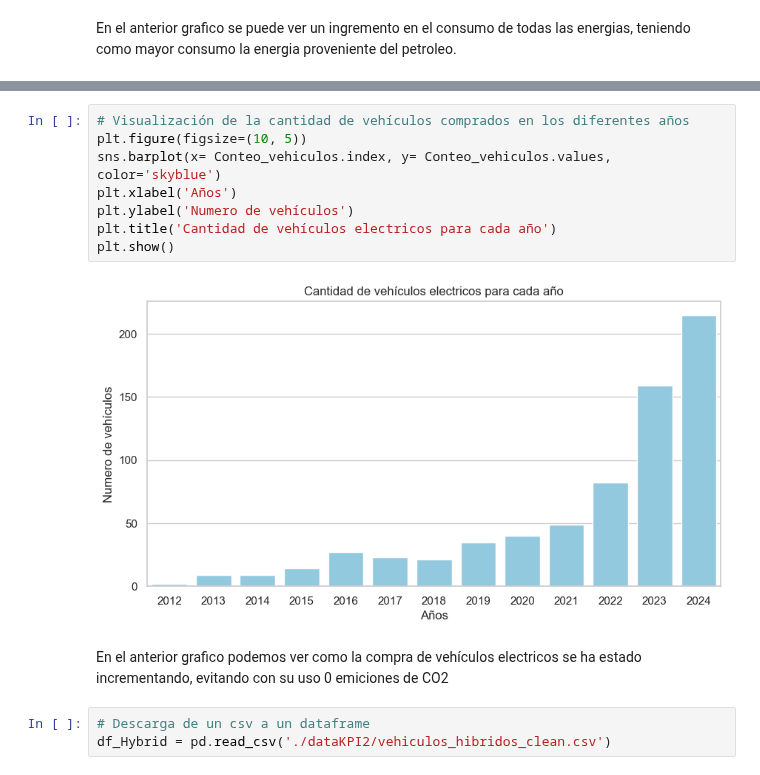
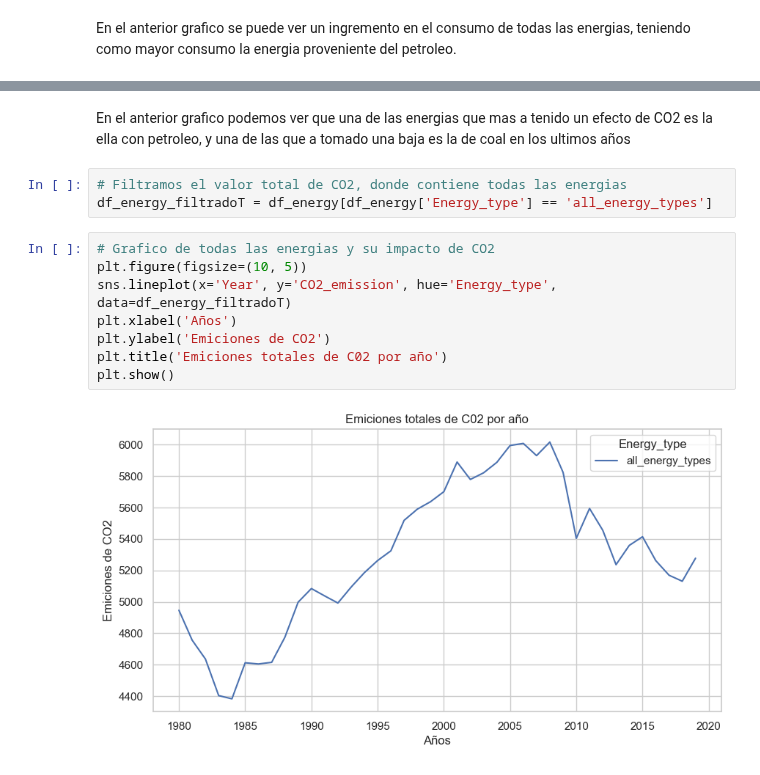
Before and after one commit to GLibardoAlarcon/Proyecto_Finalizado_Streamlit, a Jupyter notebook: libardo.ipynb, the cells around one changed output, grey strips where cells are left out. Saved outputs shown, nothing was run; the diff lists cells and outputs as text.

```diff
--- a/libardo.ipynb
+++ b/libardo.ipynb
@@ -299,15 +295,15 @@ Conteo_vehiculos = df_eLectric['Model year'].value_counts().sort_index()
+# %% [markdown]
+En el anterior grafico podemos ver que una de las energias que mas a tenido un efecto de CO2 es la ella con petroleo, y una de las que a tomado una baja es la de coal en los ultimos años
+# %%
+# Filtramos el valor total de CO2, donde contiene todas las energias
+df_energy_filtradoT = df_energy[df_energy['Energy_type'] == 'all_energy_types']
 # %%
-# Visualización de la cantidad de vehículos comprados en los diferentes años
+# Grafico de todas las energias y su impacto de CO2
 plt.figure(figsize=(10, 5))
-sns.barplot(x= Conteo_vehiculos.index, y= Conteo_vehiculos.values, color='skyblue')
+sns.lineplot(x='Year', y='CO2_emission', hue='Energy_type', data=df_energy_filtradoT)
 plt.xlabel('Años')
-plt.ylabel('Numero de vehículos')
-plt.title('Cantidad de vehículos electricos para cada año')
+plt.ylabel('Emiciones de CO2')
+plt.title('Emiciones totales de C02 por año')
 plt.show()
 # %% [output]
-[figure, old version]
+[figure, new version]
-# %% [markdown]
-En el anterior grafico podemos ver como la compra de vehículos electricos se ha estado incrementando, evitando con su uso 0 emiciones de CO2
-# %%
-# Descarga de un csv a un dataframe
-df_Hybrid = pd.read_csv('./dataKPI2/vehiculos_hibridos_clean.csv')
```
Also changed, not shown: parts of 16 cells of this notebook.
